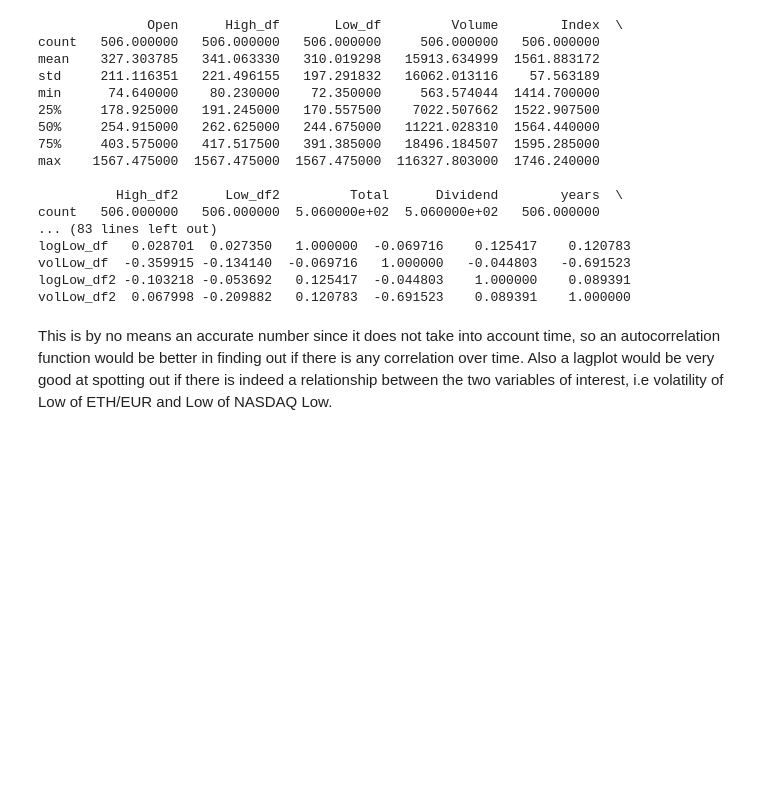
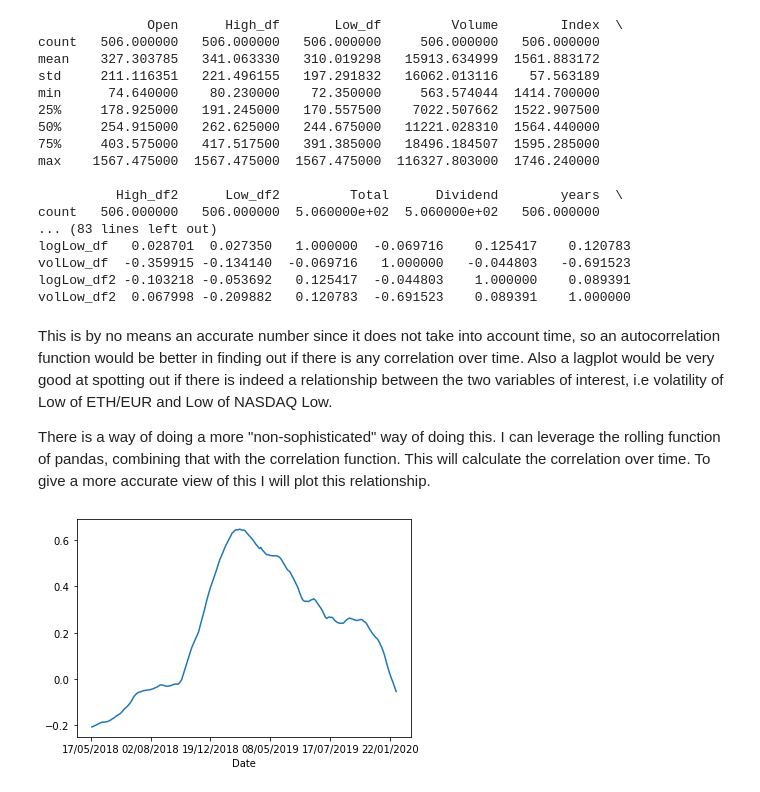
Before and after one commit to EirikurJonsson/dsFintech, a Jupyter notebook: week1.ipynb, the cells around one changed output. Saved outputs shown, nothing was run; the diff lists cells and outputs as text; code cells hidden in the pictures; blank space fills up the shorter version.

```diff
--- a/week1.ipynb
+++ b/week1.ipynb
@@ -294,3 +294,10 @@ logLow_df2 -0.103218 -0.053692   0.125417  -0.044803    1.000000    0.089391
 volLow_df2  0.067998 -0.209882   0.120783  -0.691523    0.089391    1.000000
 # %% [markdown]
 This is by no means an accurate number since it does not take into account time, so an autocorrelation function would be better in finding out if there is any correlation over time. Also a lagplot would be very good at spotting out if there is indeed a relationship between the two variables of interest, i.e volatility of Low of ETH/EUR and Low of NASDAQ Low.
+
+There is a way of doing a more "non-sophisticated" way of doing this. I can leverage the rolling function of pandas, combining that with the correlation function. This will calculate the correlation over time. To give a more accurate view of this I will plot this relationship.
+# %%
+df3["Low_df"].rolling(window = 252).corr(other = df3["Low_df2"]).plot()
+plt.show()
+# %% [output]
+[figure, added]
```
Also changed, not shown: 1 other file.
